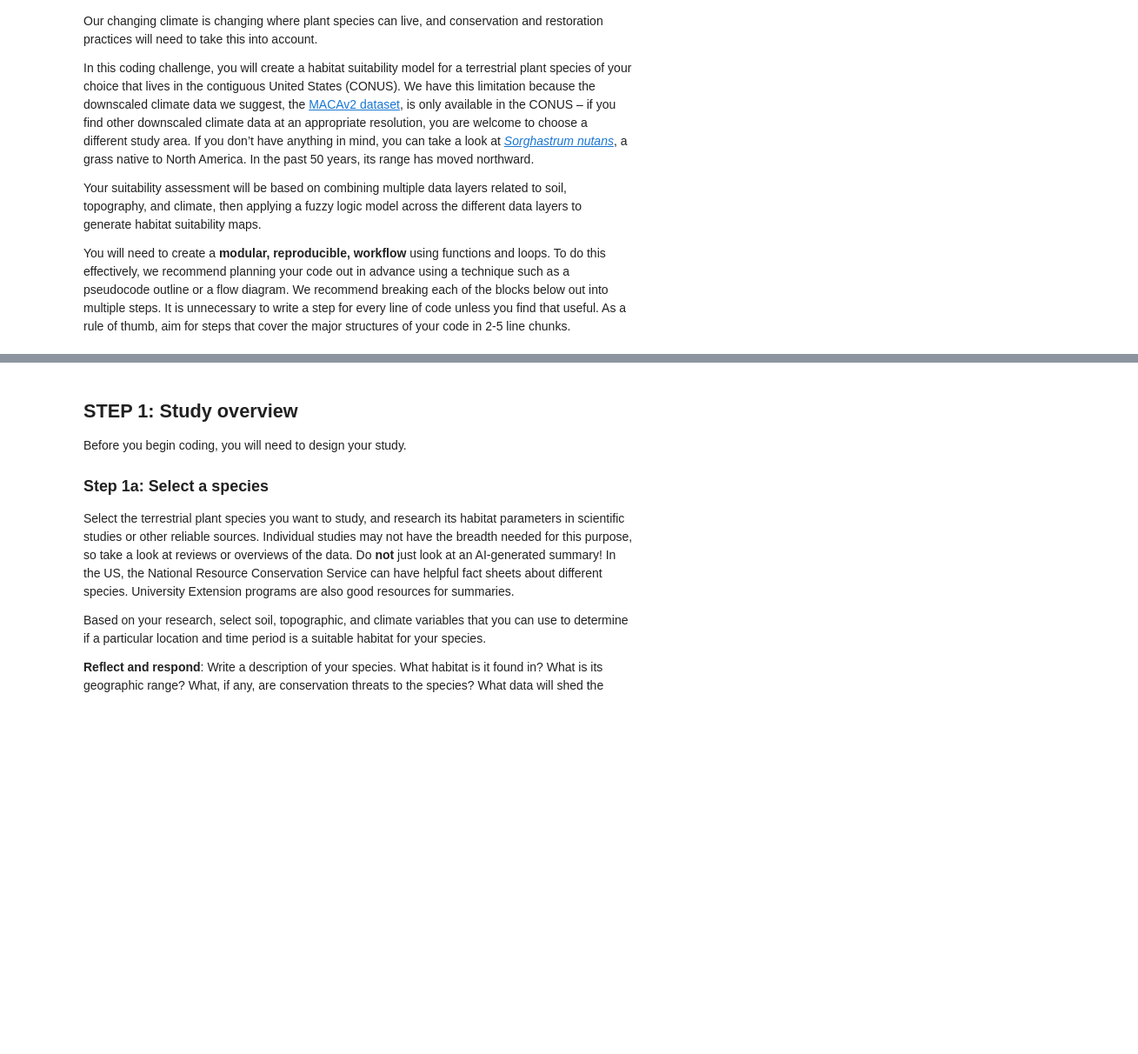
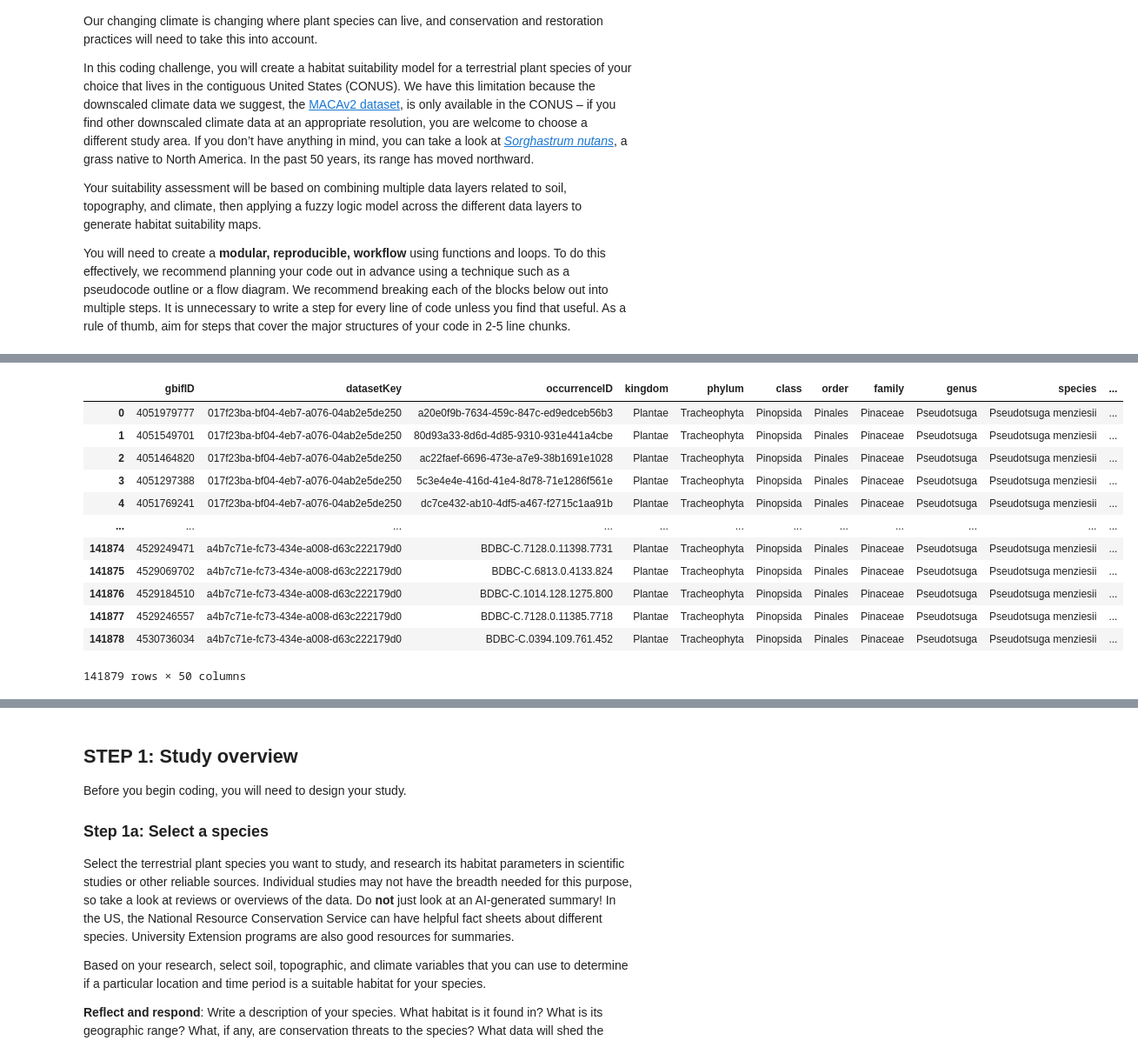
Before and after one commit to earthlab-education/spring-03-habitat-suitability-climate-change-nym-veach, a Jupyter notebook: habitat_suitability.ipynb, the cells around one changed output, grey strips where cells are left out. Shown at 87% size. Drawn from its saved outputs; the diff is of its cells as text; code cells hidden in the pictures; blank space fills up the shorter version.

Commit message:
downloaded gbif data

```diff
--- a/habitat_suitability.ipynb
+++ b/habitat_suitability.ipynb
@@ -29,0 +94,3 @@ structures of your code in 2-5 line chunks.
+# %%
+# Set a dir for the gbif data
+gbif_dir = os.path.join(data_dir, 'gbif_douglas_fir')
@@ -29,0 +155,30 @@ structures of your code in 2-5 line chunks.
+# %%
+# Make the file path
+gbif_pattern = os.path.join(gbif_dir, '*.csv')
+
+# Download it once
+if not glob(gbif_pattern):
+
+    # Submit the query
+    gbif_query = occ.download([
+        f"speciesKey = {species_key}",
+        "hasCoordinate = True",
+    ])
+
+    # Only download once
+    if not 'GBIF_DOWNLOAD_KEY' in os.environ:
+        os.environ['GBIF_DOWNLOAD_KEY'] = gbif_query[0]
+        download_key = os.environ['GBIF_DOWNLOAD_KEY']
+        time.sleep(5)
+
+    # Download the data
+    download_info = occ.download_get(
+        os.environ['GBIF_DOWNLOAD_KEY'],
+        path = data_dir
+    )
+
+    # Unzip the file
+    with zipfile.ZipFile(download_info['path']) as download_zip:
+        download_zip.extractall(path = gbif_dir)
+# Find csv file path
+gbif_path = glob(gbif_pattern)[0]
@@ -29,0 +205,23 @@ structures of your code in 2-5 line chunks.
+# %%
+# Read csv and look at dataframe
+gbif_df = pd.read_csv(
+    gbif_path,
+    delimiter = '\t'
+)
+
+# Check it out
+gbif_df
+# %% [output]
+|  | gbifID | datasetKey | occurrenceID | kingdom | phylum | class | order | family | genus | species | ... |
+| 0 | 4051979777 | 017f23ba-bf04-4eb7-a076-04ab2e5de250 | a20e0f9b-7634-459c-847c-ed9edceb56b3 | Plantae | Tracheophyta | Pinopsida | Pinales | Pinaceae | Pseudotsuga | Pseudotsuga menziesii | ... |
+| 1 | 4051549701 | 017f23ba-bf04-4eb7-a076-04ab2e5de250 | 80d93a33-8d6d-4d85-9310-931e441a4cbe | Plantae | Tracheophyta | Pinopsida | Pinales | Pinaceae | Pseudotsuga | Pseudotsuga menziesii | ... |
+| 2 | 4051464820 | 017f23ba-bf04-4eb7-a076-04ab2e5de250 | ac22faef-6696-473e-a7e9-38b1691e1028 | Plantae | Tracheophyta | Pinopsida | Pinales | Pinaceae | Pseudotsuga | Pseudotsuga menziesii | ... |
+| 3 | 4051297388 | 017f23ba-bf04-4eb7-a076-04ab2e5de250 | 5c3e4e4e-416d-41e4-8d78-71e1286f561e | Plantae | Tracheophyta | Pinopsida | Pinales | Pinaceae | Pseudotsuga | Pseudotsuga menziesii | ... |
+| 4 | 4051769241 | 017f23ba-bf04-4eb7-a076-04ab2e5de250 | dc7ce432-ab10-4df5-a467-f2715c1aa91b | Plantae | Tracheophyta | Pinopsida | Pinales | Pinaceae | Pseudotsuga | Pseudotsuga menziesii | ... |
+| ... | ... | ... | ... | ... | ... | ... | ... | ... | ... | ... | ... |
+| 141874 | 4529249471 | a4b7c71e-fc73-434e-a008-d63c222179d0 | BDBC-C.7128.0.11398.7731 | Plantae | Tracheophyta | Pinopsida | Pinales | Pinaceae | Pseudotsuga | Pseudotsuga menziesii | ... |
+| 141875 | 4529069702 | a4b7c71e-fc73-434e-a008-d63c222179d0 | BDBC-C.6813.0.4133.824 | Plantae | Tracheophyta | Pinopsida | Pinales | Pinaceae | Pseudotsuga | Pseudotsuga menziesii | ... |
+| 141876 | 4529184510 | a4b7c71e-fc73-434e-a008-d63c222179d0 | BDBC-C.1014.128.1275.800 | Plantae | Tracheophyta | Pinopsida | Pinales | Pinaceae | Pseudotsuga | Pseudotsuga menziesii | ... |
+| 141877 | 4529246557 | a4b7c71e-fc73-434e-a008-d63c222179d0 | BDBC-C.7128.0.11385.7718 | Plantae | Tracheophyta | Pinopsida | Pinales | Pinaceae | Pseudotsuga | Pseudotsuga menziesii | ... |
+| 141878 | 4530736034 | a4b7c71e-fc73-434e-a008-d63c222179d0 | BDBC-C.0394.109.761.452 | Plantae | Tracheophyta | Pinopsida | Pinales | Pinaceae | Pseudotsuga | Pseudotsuga menziesii | ... |
+141879 rows × 50 columns
```
Also changed, not shown: parts of 8 cells of this notebook, 1 other file.
